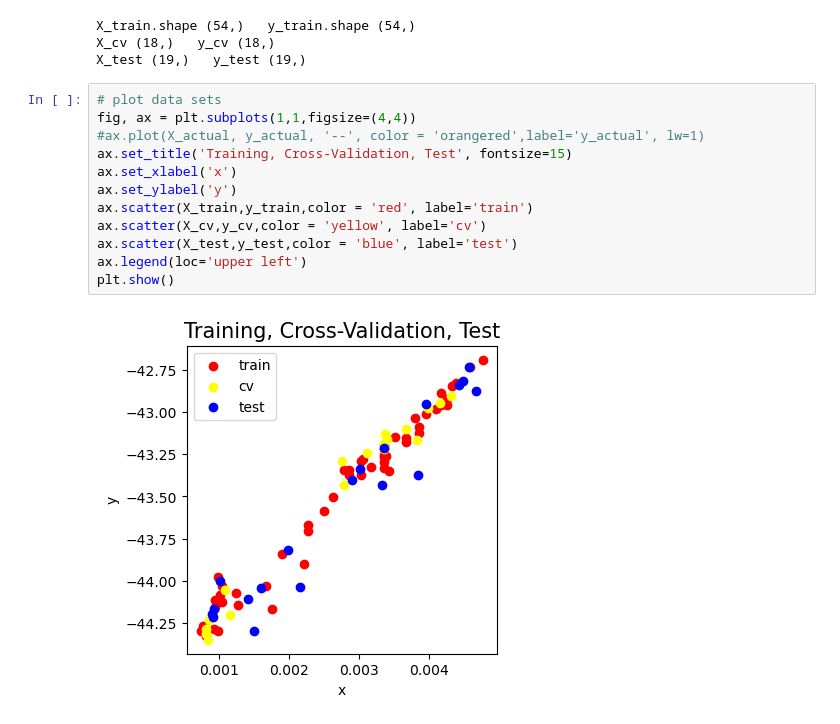
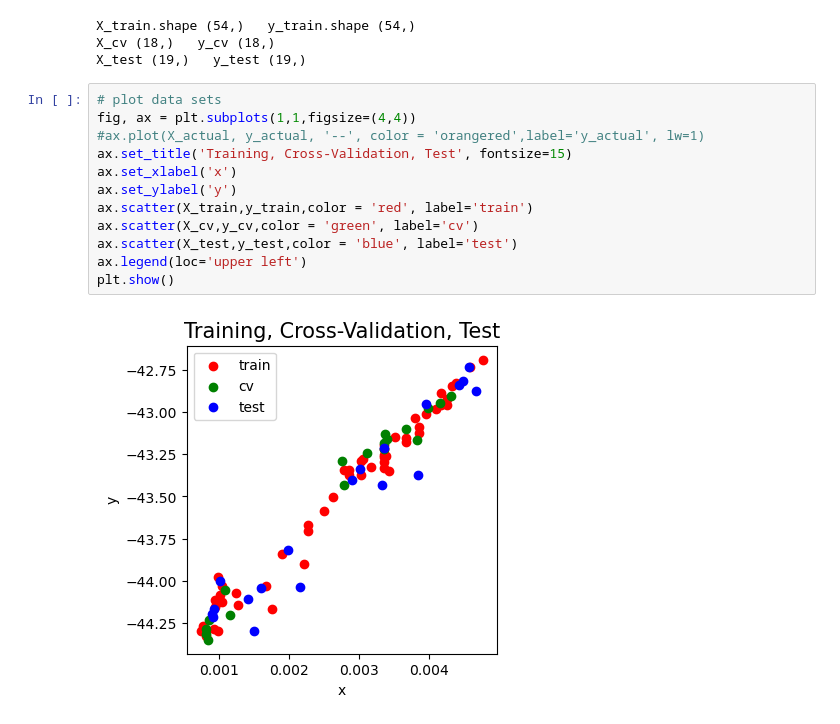
Before and after one commit to mjmortega/OH-methanol_LinearReg, a Jupyter notebook: OH-methanol_LinearReg/OH-methanol_LinearReg.ipynb, the cells around one changed output. Cells and saved outputs as stored; diff of their text form.

Commit message:
change yellow to green

```diff
--- a/OH-methanol_LinearReg/OH-methanol_LinearReg.ipynb
+++ b/OH-methanol_LinearReg/OH-methanol_LinearReg.ipynb
@@ -49,14 +49,14 @@ X_test (19,)   y_test (19,)
 # %%
 # plot data sets
 fig, ax = plt.subplots(1,1,figsize=(4,4))
 #ax.plot(X_actual, y_actual, '--', color = 'orangered',label='y_actual', lw=1)
 ax.set_title('Training, Cross-Validation, Test', fontsize=15)
 ax.set_xlabel('x')
 ax.set_ylabel('y')
 ax.scatter(X_train,y_train,color = 'red', label='train')
-ax.scatter(X_cv,y_cv,color = 'yellow', label='cv')
+ax.scatter(X_cv,y_cv,color = 'green', label='cv')
 ax.scatter(X_test,y_test,color = 'blue', label='test')
 ax.legend(loc='upper left')
 plt.show()
 # %% [output]
-[figure, old version]
+[figure, new version]
```
